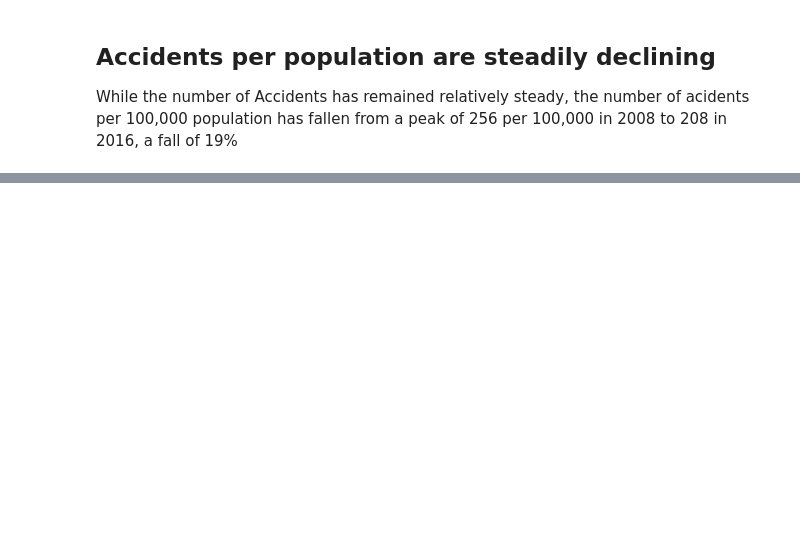
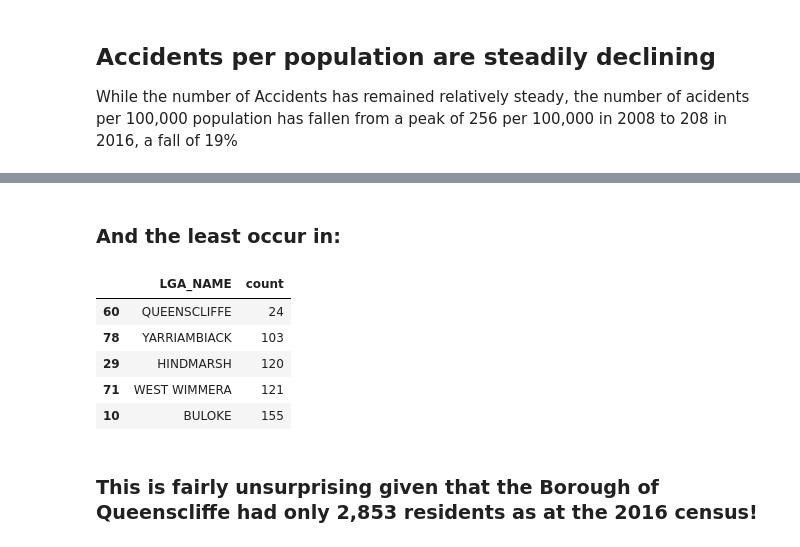
Before and after one commit to jaketclarke/vicroads_accident_analysis, a Jupyter notebook: vic_car_crashes.ipynb, the cells around one changed output, grey strips where cells are left out. Saved outputs shown, nothing was run; the diff lists cells and outputs as text; code cells hidden in the pictures; blank space fills up the shorter version.

```diff
--- a/vic_car_crashes.ipynb
+++ b/vic_car_crashes.ipynb
@@ -724,0 +813,13 @@ py.iplot(figureCrashesbyYearWithPer100k, filename='figureCrashesbyYearWithPer100
+# %% [markdown]
+### And the least occur in:
+# %%
+accidents_by_lga.nsmallest(5,'count')
+# %% [output]
+|  | LGA_NAME | count |
+| 60 | QUEENSCLIFFE | 24 |
+| 78 | YARRIAMBIACK | 103 |
+| 29 | HINDMARSH | 120 |
+| 71 | WEST WIMMERA | 121 |
+| 10 | BULOKE | 155 |
+# %% [markdown]
+### This is fairly unsurprising given that the Borough of Queenscliffe had only 2,853 residents as at the 2016 census!
```
Also changed, not shown: parts of 39 cells of this notebook.
